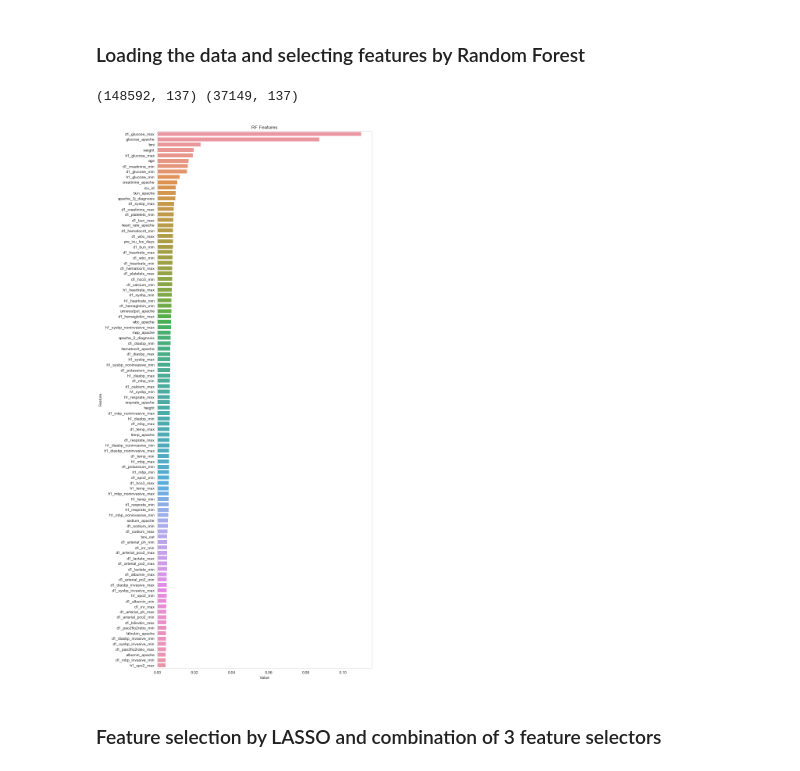
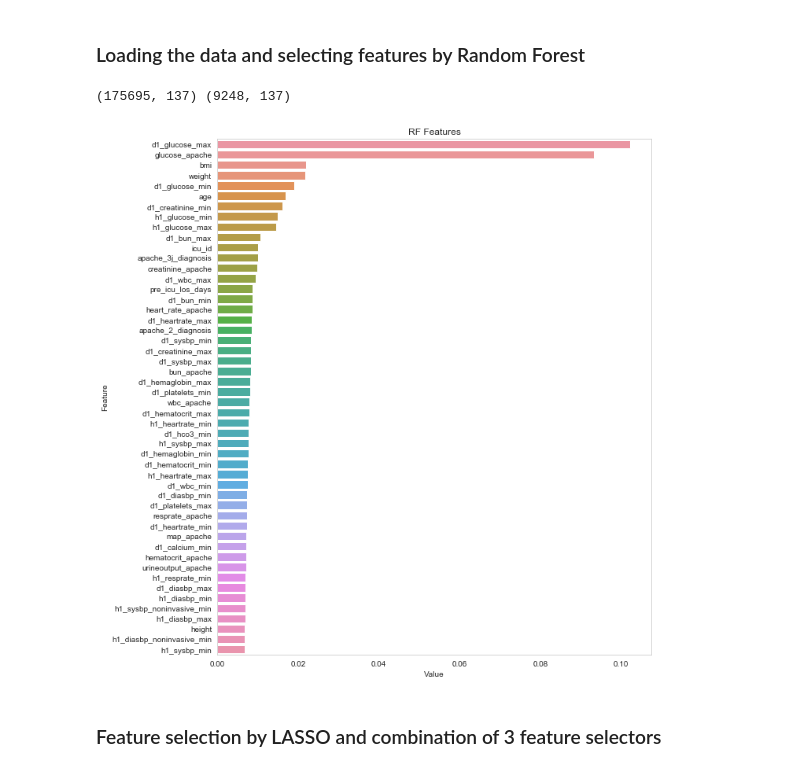
Before and after one commit to Yenisel01/WiDS_2021_ML_1, a Jupyter notebook: WiDS_2021_ML_pipeline.ipynb, the cells around one changed output. Cells and saved outputs as stored; diff of their text form; code cells hidden in the pictures.

```diff
--- a/WiDS_2021_ML_pipeline.ipynb
+++ b/WiDS_2021_ML_pipeline.ipynb
@@ -441,45 +471,41 @@ from sklearn.ensemble import RandomForestClassifier
 from sklearn.cluster import KMeans
 
 from sklearn.neighbors import KNeighborsClassifier
-#from metric_learn import LMNN, LFDA
-#from metric_learn import SCML_Supervised
-#from metric_learn import NCA
-#from metric_learn import lfda
 from sklearn.metrics import accuracy_score
 
 train = pd.read_pickle("traindat.csv")
 predict = pd.read_pickle("predictdat.csv")
 
 X_train, X_test, y_train, y_test = train_test_split(
-    train[[c for c in train if class_target != c]], train[class_target], test_size=0.20, random_state=1)
+    train[[c for c in train if class_target != c]], train[class_target], test_size=0.05, random_state=1)
 print(X_train.shape, X_test.shape)
 
 
 totrf = 50
 
 clf = RandomForestClassifier(n_jobs=-1, random_state=0)
 data = X_train.values
 
 clf.fit(data, y_train)
 
 fet_indrf1 = np.argsort(clf.feature_importances_)[::-1]
 fet_imp = clf.feature_importances_[fet_indrf1]
 
 import warnings
 warnings.simplefilter(action='ignore', category=FutureWarning)
 
 # sorted(zip(clf.feature_importances_, X.columns), reverse=True)
 feature_imp = pd.DataFrame(sorted(zip(clf.feature_importances_,X_train.columns)), columns=['Value','Feature'])
 data=feature_imp.sort_values(by="Value", ascending=False)
-data = data.iloc[0:100, :]
-plt.figure(figsize=(10, 20))
+data = data.iloc[0:50, :]
+plt.figure(figsize=(10, 10))
 sns.barplot(x="Value", y="Feature", data=data)
 plt.title('RF Features')
 plt.tight_layout()
-#plt.show()
+plt.show()
 # %% [output]
-(148592, 137) (37149, 137)
+(175695, 137) (9248, 137)
-[figure, old version]
+[figure, new version]
 # %% [markdown]
 ### Feature selection by LASSO and combination of 3 feature selectors
 # %%
```
Also changed, not shown: parts of 21 cells of this notebook, 4 other files.
